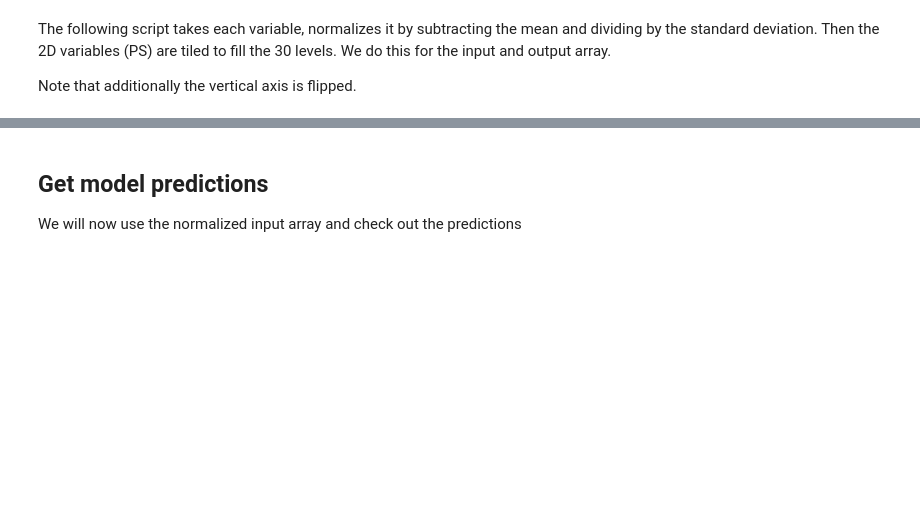
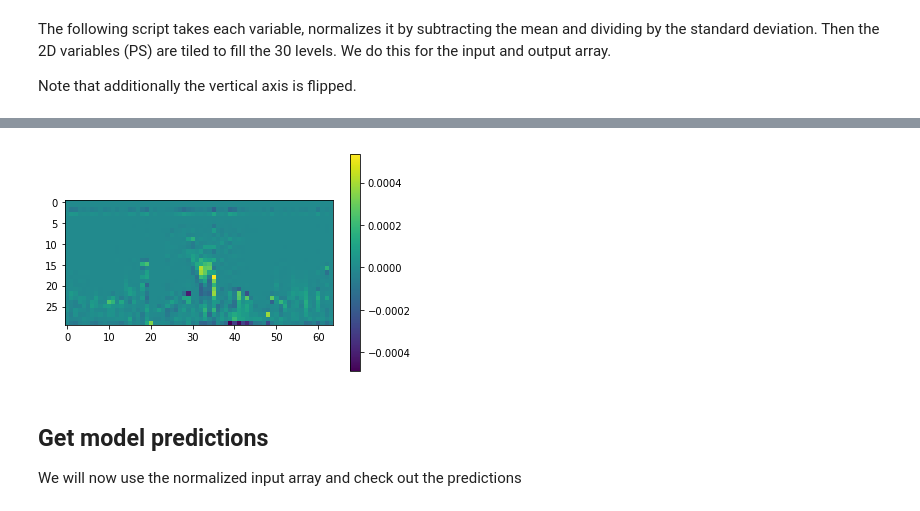
Before and after one commit to gentine/CBRAIN, a Jupyter notebook: load_keras_model.ipynb, the cells around one changed output, grey strips where cells are left out. Cells and saved outputs as stored; diff of their text form; code cells hidden in the pictures; blank space fills up the shorter version.

```diff
--- a/load_keras_model.ipynb
+++ b/load_keras_model.ipynb
@@ -270,3 +258,10 @@ NameError: name 'varDim' is not defined
+# %%
+# snif snouf
+# waht we were expecting
+plt.imshow(aqua['SPDT'][-1, :, :, 0]);
+plt.colorbar();
+# %% [output]
+[figure, added]
 # %% [markdown]
 ## Get model predictions
 
```
Also changed, not shown: parts of 23 cells of this notebook, 1 other file.
